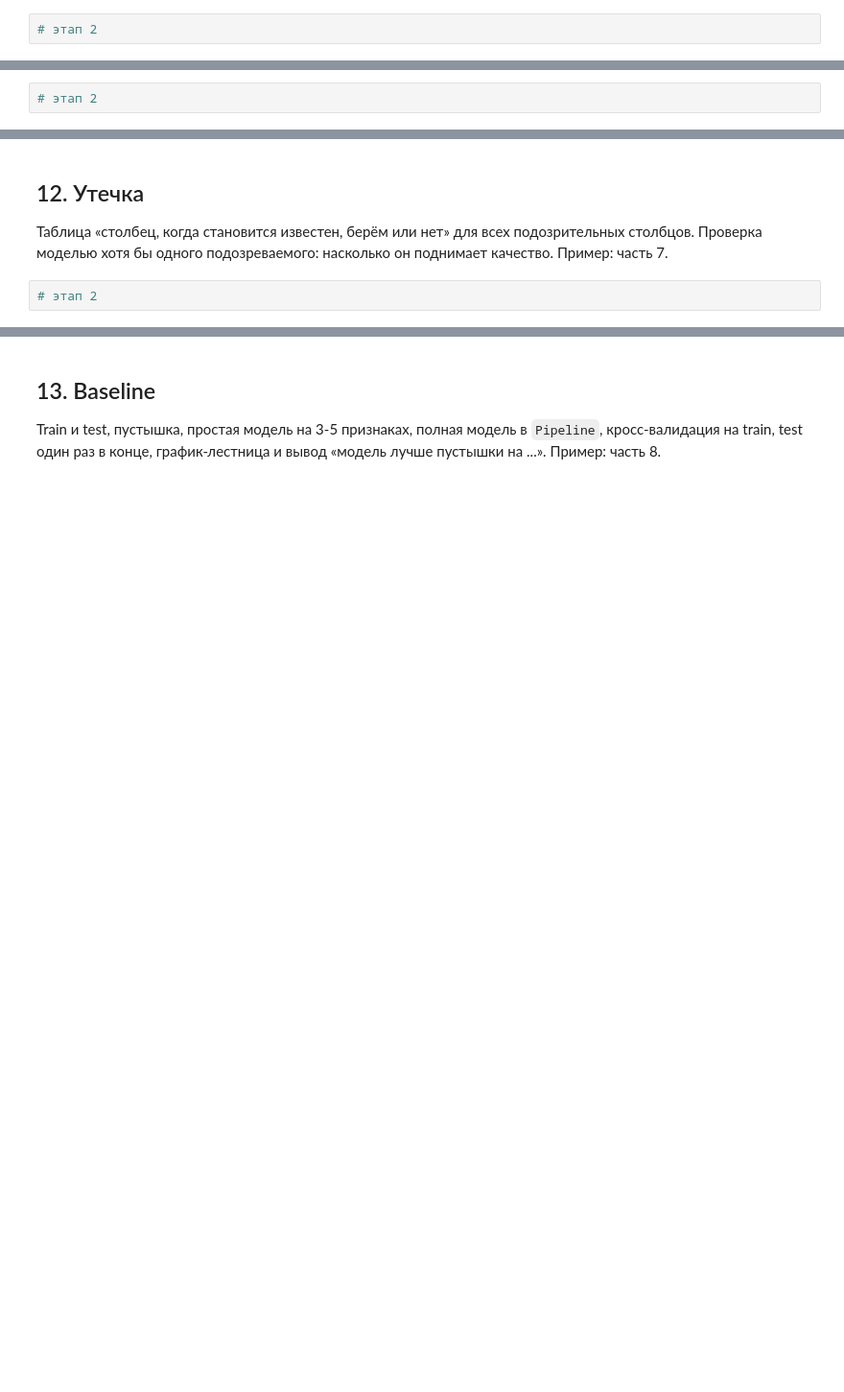
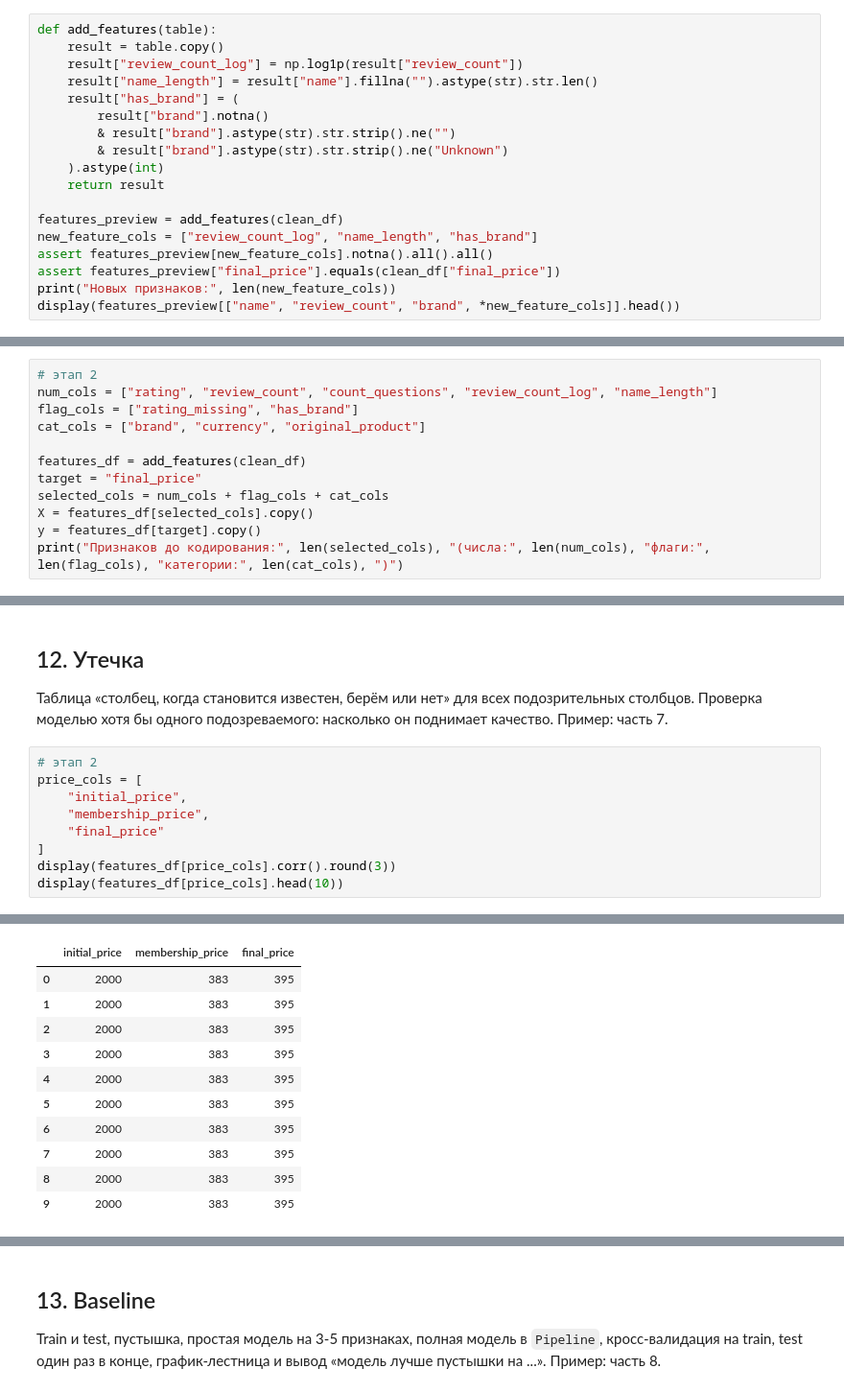
Before and after one commit to kolomiets90-wq/midterm-WB, a Jupyter notebook: project.ipynb, the cells around one changed output, grey strips where cells are left out. Shown at 96% size. Drawn from its saved outputs; the diff is of its cells as text; blank space fills up the shorter version.

Commit message:
Мидтерм: этап 2

```diff
--- a/project.ipynb
+++ b/project.ipynb
@@ -1178,4 +1290,20 @@ README на этапе 1 можно сделать черновым: назва
 
 Минимум 3 признака из смысла задачи: суммы, доли, флаги, части дат. У каждого одно предложение «зачем». Пример: часть 5, раздел 5.1.
 # %%
-# этап 2
+def add_features(table):
+    result = table.copy()
+    result["review_count_log"] = np.log1p(result["review_count"])
+    result["name_length"] = result["name"].fillna("").astype(str).str.len()
+    result["has_brand"] = (
+        result["brand"].notna()
+        & result["brand"].astype(str).str.strip().ne("")
+        & result["brand"].astype(str).str.strip().ne("Unknown")
+    ).astype(int)
+    return result
+
+features_preview = add_features(clean_df)
+new_feature_cols = ["review_count_log", "name_length", "has_brand"]
+assert features_preview[new_feature_cols].notna().all().all()
+assert features_preview["final_price"].equals(clean_df["final_price"])
+print("Новых признаков:", len(new_feature_cols))
+display(features_preview[["name", "review_count", "brand", *new_feature_cols]].head())
@@ -1185,3 +1321,13 @@ README на этапе 1 можно сделать черновым: назва
 Редкие значения в `Other`, флаги через `get_dummies`. Итог: таблица признаков `X` только из чисел, без пропусков. Пример: часть 5, разделы 5.2-5.5.
 # %%
 # этап 2
+num_cols = ["rating", "review_count", "count_questions", "review_count_log", "name_length"]
+flag_cols = ["rating_missing", "has_brand"]
+cat_cols = ["brand", "currency", "original_product"]
+
+features_df = add_features(clean_df)
+target = "final_price"
+selected_cols = num_cols + flag_cols + cat_cols
+X = features_df[selected_cols].copy()
+y = features_df[target].copy()
+print("Признаков до кодирования:", len(selected_cols), "(числа:", len(num_cols), "флаги:", len(flag_cols), "категории:", len(cat_cols), ")")
@@ -1191,3 +1387,11 @@ README на этапе 1 можно сделать черновым: назва
 Таблица «столбец, когда становится известен, берём или нет» для всех подозрительных столбцов. Проверка моделью хотя бы одного подозреваемого: насколько он поднимает качество. Пример: часть 7.
 # %%
 # этап 2
+price_cols = [
+    "initial_price",
+    "membership_price",
+    "final_price"
+]
+display(features_df[price_cols].corr().round(3))
+display(features_df[price_cols].head(10))
+# %% [output]
@@ -1193,0 +1402,11 @@ README на этапе 1 можно сделать черновым: назва
+|  | initial_price | membership_price | final_price |
+| 0 | 2000 | 383 | 395 |
+| 1 | 2000 | 383 | 395 |
+| 2 | 2000 | 383 | 395 |
+| 3 | 2000 | 383 | 395 |
+| 4 | 2000 | 383 | 395 |
+| 5 | 2000 | 383 | 395 |
+| 6 | 2000 | 383 | 395 |
+| 7 | 2000 | 383 | 395 |
+| 8 | 2000 | 383 | 395 |
+| 9 | 2000 | 383 | 395 |
```
Also changed, not shown: parts of 17 cells of this notebook, 3 other files.
